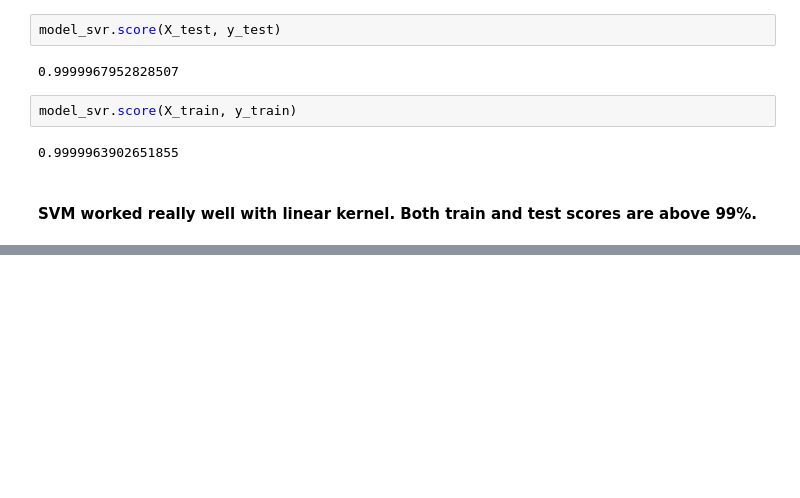
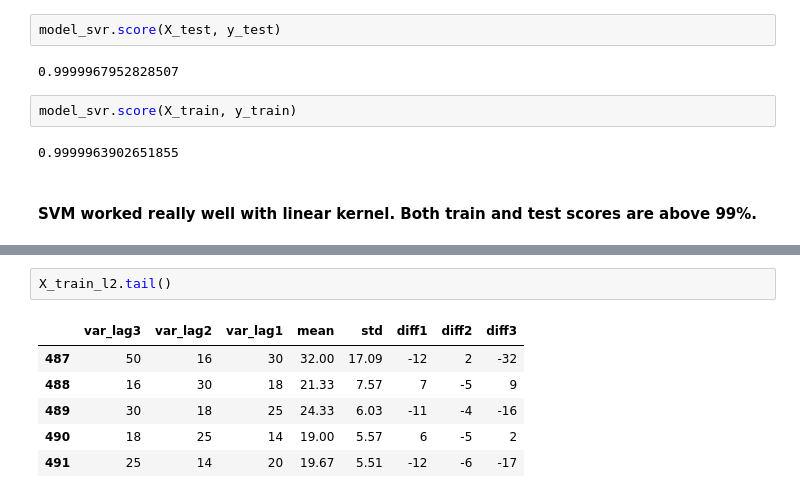
Before and after one commit to ErfanEbrahimiBazaz/web_traffic_prediction, a Jupyter notebook: 4-multivariate_tsa.ipynb, the cells around one changed output, grey strips where cells are left out. Drawn from its saved outputs; the diff is of its cells as text; blank space fills up the shorter version.

```diff
--- a/4-multivariate_tsa.ipynb
+++ b/4-multivariate_tsa.ipynb
@@ -1365,0 +1446,9 @@ model_svr.score(X_train, y_train)
+# %%
+X_train_l2.tail()
+# %% [output]
+|  | var_lag3 | var_lag2 | var_lag1 | mean | std | diff1 | diff2 | diff3 |
+| 487 | 50 | 16 | 30 | 32.00 | 17.09 | -12 | 2 | -32 |
+| 488 | 16 | 30 | 18 | 21.33 | 7.57 | 7 | -5 | 9 |
+| 489 | 30 | 18 | 25 | 24.33 | 6.03 | -11 | -4 | -16 |
+| 490 | 18 | 25 | 14 | 19.00 | 5.57 | 6 | -5 | 2 |
+| 491 | 25 | 14 | 20 | 19.67 | 5.51 | -12 | -6 | -17 |
```
Also changed, not shown: parts of 36 cells of this notebook.
